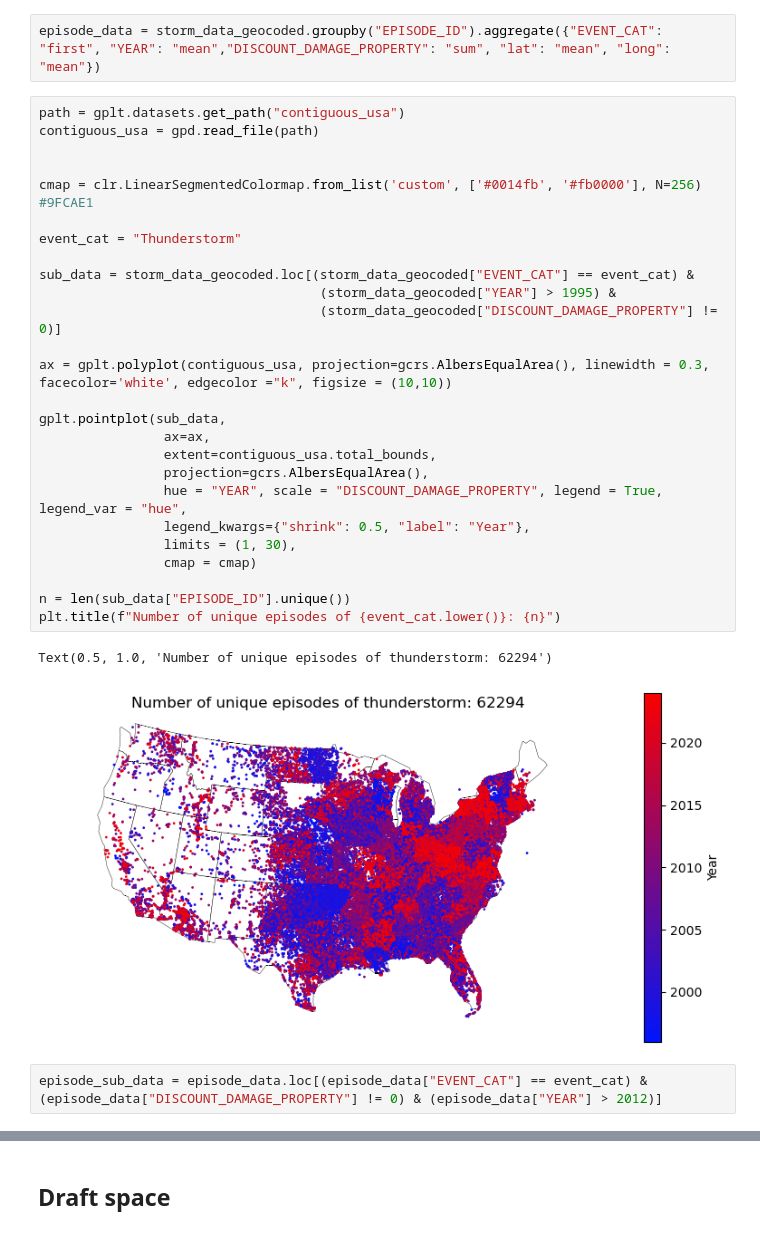
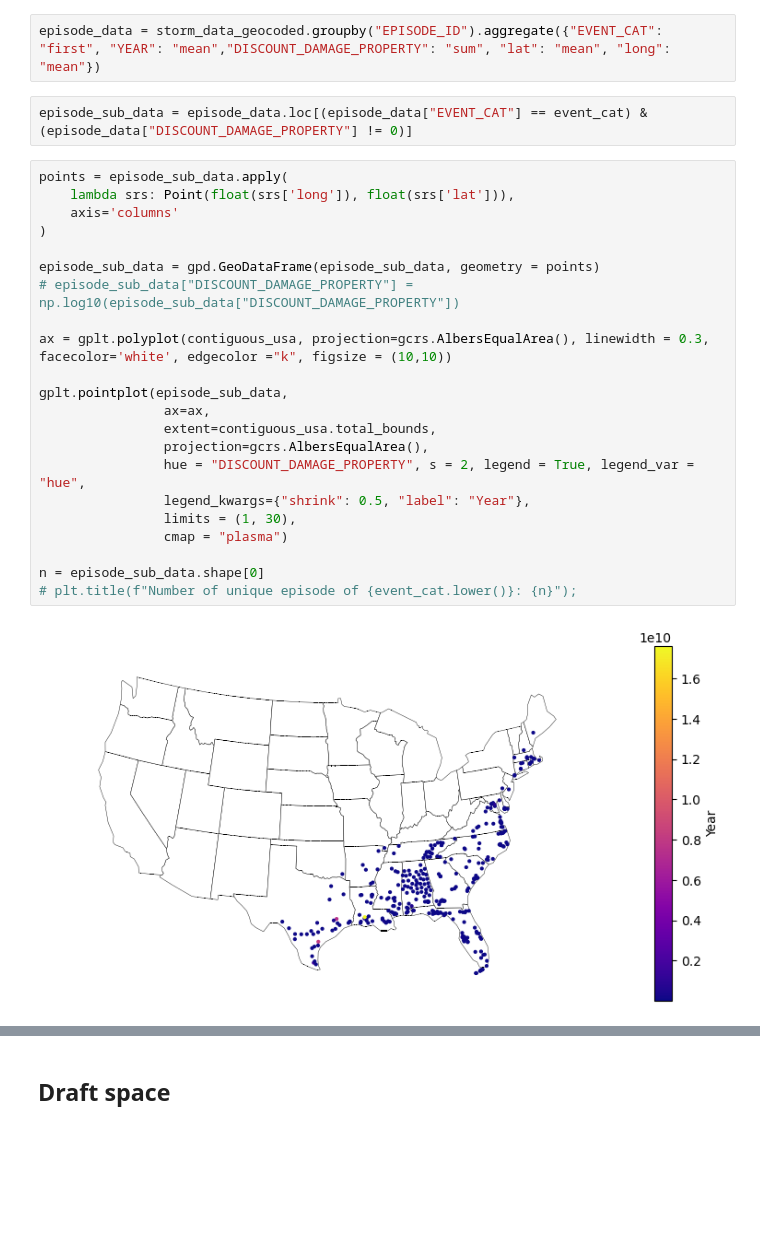
Before and after one commit to EtienneCap/USHazardModelling, a Jupyter notebook: Notebooks/exploratory_data_analysis.ipynb, the cells around one changed output, grey strips where cells are left out. Cells and saved outputs as stored; diff of their text form; blank space fills up the shorter version.

```diff
--- a/Notebooks/exploratory_data_analysis.ipynb
+++ b/Notebooks/exploratory_data_analysis.ipynb
@@ -391,33 +443,28 @@ Name: count, dtype: int64
 # %%
 episode_data = storm_data_geocoded.groupby("EPISODE_ID").aggregate({"EVENT_CAT": "first", "YEAR": "mean","DISCOUNT_DAMAGE_PROPERTY": "sum", "lat": "mean", "long": "mean"})
+# %%
+episode_sub_data = episode_data.loc[(episode_data["EVENT_CAT"] == event_cat) & (episode_data["DISCOUNT_DAMAGE_PROPERTY"] != 0)]
 # %%
-path = gplt.datasets.get_path("contiguous_usa")
-contiguous_usa = gpd.read_file(path)
+points = episode_sub_data.apply(
+    lambda srs: Point(float(srs['long']), float(srs['lat'])),
+    axis='columns'
+)
 
-
-cmap = clr.LinearSegmentedColormap.from_list('custom', ['#0014fb', '#fb0000'], N=256) #9FCAE1
-
-event_cat = "Thunderstorm"
-
-sub_data = storm_data_geocoded.loc[(storm_data_geocoded["EVENT_CAT"] == event_cat) &
-                                    (storm_data_geocoded["YEAR"] > 1995) &
-                                    (storm_data_geocoded["DISCOUNT_DAMAGE_PROPERTY"] != 0)]
+episode_sub_data = gpd.GeoDataFrame(episode_sub_data, geometry = points)
+# episode_sub_data["DISCOUNT_DAMAGE_PROPERTY"] = np.log10(episode_sub_data["DISCOUNT_DAMAGE_PROPERTY"])
 
 ax = gplt.polyplot(contiguous_usa, projection=gcrs.AlbersEqualArea(), linewidth = 0.3, facecolor='white', edgecolor ="k", figsize = (10,10))
 
-gplt.pointplot(sub_data,
+gplt.pointplot(episode_sub_data,
                 ax=ax,
                 extent=contiguous_usa.total_bounds,
                 projection=gcrs.AlbersEqualArea(),
-                hue = "YEAR", scale = "DISCOUNT_DAMAGE_PROPERTY", legend = True, legend_var = "hue",
+                hue = "DISCOUNT_DAMAGE_PROPERTY", s = 2, legend = True, legend_var = "hue",
                 legend_kwargs={"shrink": 0.5, "label": "Year"},
                 limits = (1, 30),
-                cmap = cmap)
+                cmap = "plasma")
 
-n = len(sub_data["EPISODE_ID"].unique())
-plt.title(f"Number of unique episodes of {event_cat.lower()}: {n}")
+n = episode_sub_data.shape[0]
+# plt.title(f"Number of unique episode of {event_cat.lower()}: {n}");
 # %% [output]
-Text(0.5, 1.0, 'Number of unique episodes of thunderstorm: 62294')
-[figure, old version]
+[figure, new version]
-# %%
-episode_sub_data = episode_data.loc[(episode_data["EVENT_CAT"] == event_cat) & (episode_data["DISCOUNT_DAMAGE_PROPERTY"] != 0) & (episode_data["YEAR"] > 2012)]
```
Also changed, not shown: parts of 26 cells of this notebook, 3 other files.
